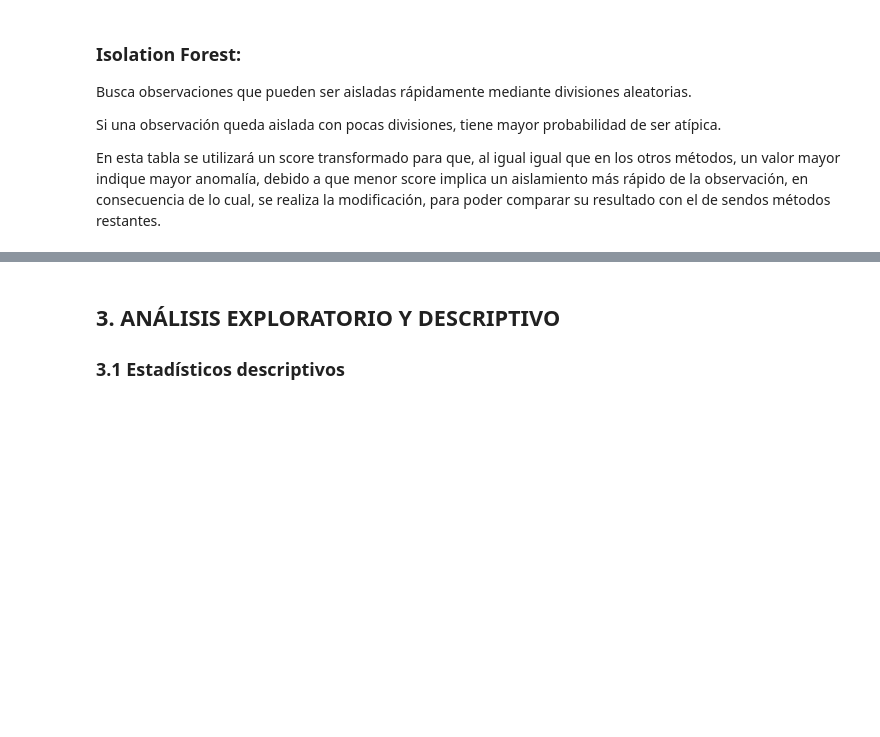
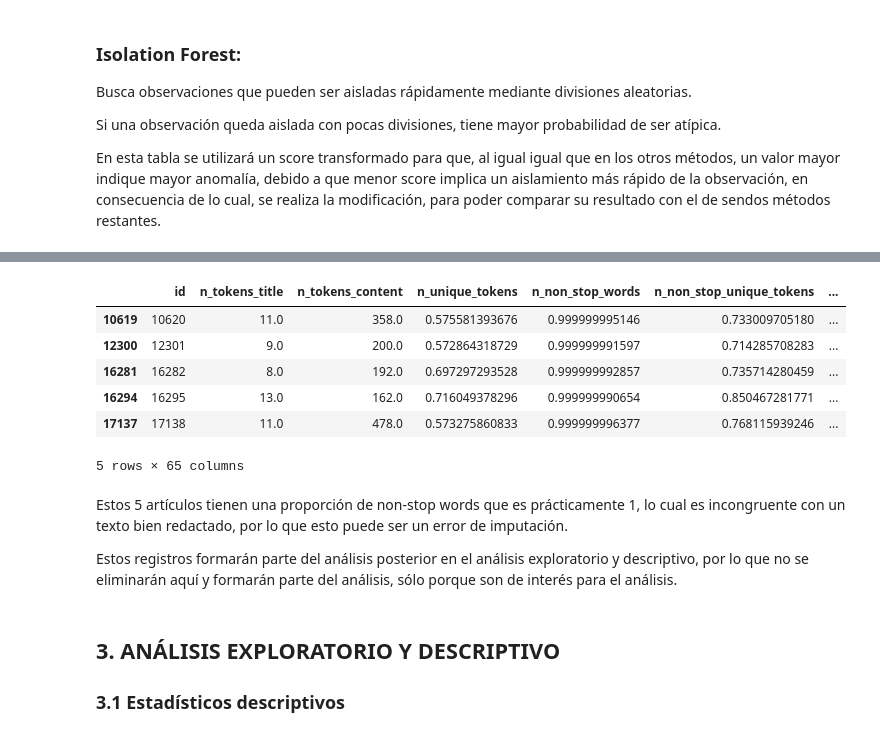
Before and after one commit to gleo1973/tp-metodos-predictivos-2c2026, a Jupyter notebook: Metodos_Predictivos_TP_2026_estructurado_grupal(1).ipynb, the cells around one changed output, grey strips where cells are left out. Cells and saved outputs as stored; diff of their text form; code cells hidden in the pictures; blank space fills up the shorter version.

```diff
--- a/Metodos_Predictivos_TP_2026_estructurado_grupal(1).ipynb
+++ b/Metodos_Predictivos_TP_2026_estructurado_grupal(1).ipynb
@@ -593,0 +1048,9 @@ No obstante, ante necesidad posterior, se disponen de las variables necesarias,
+# %%
+#intersección de conjuntos
+df_outliers_5 = pd.DataFrame({"Art": ids,"Frecuencia Union 2": frecuencia}).sort_values("Frecuencia Union 2",ascending = False).head(5)
+print(df_outliers_5)
+
+
+#Conversión de los Números de artículo con métodos coincidentes a lista:
+list_outliers_5 = df_outliers_5["Art"].to_list()
+print(f"\n{list_outliers_5}")
@@ -594,3 +1066,18 @@ No obstante, ante necesidad posterior, se disponen de las variables necesarias,
+# %%
+#Filtrado del dataframe para los artículos con métodos coincidentes:
+df[df["id"].isin(list_outliers_5)]
+# %% [output]
+|  | id | n_tokens_title | n_tokens_content | n_unique_tokens | n_non_stop_words | n_non_stop_unique_tokens | ... |
+| 10619 | 10620 | 11.0 | 358.0 | 0.575581393676 | 0.999999995146 | 0.733009705180 | ... |
+| 12300 | 12301 | 9.0 | 200.0 | 0.572864318729 | 0.999999991597 | 0.714285708283 | ... |
+| 16281 | 16282 | 8.0 | 192.0 | 0.697297293528 | 0.999999992857 | 0.735714280459 | ... |
+| 16294 | 16295 | 13.0 | 162.0 | 0.716049378296 | 0.999999990654 | 0.850467281771 | ... |
+| 17137 | 17138 | 11.0 | 478.0 | 0.573275860833 | 0.999999996377 | 0.768115939246 | ... |
+5 rows × 65 columns
+# %% [markdown]
+Estos 5 artículos tienen una proporción de non-stop words que es prácticamente 1, lo cual es incongruente con un texto bien redactado, por lo que esto puede ser un error de imputación.
+
+Estos registros formarán parte del análisis posterior en el análisis exploratorio y descriptivo, por lo que no se eliminarán aquí y formarán parte del análisis, sólo porque son de interés para el análisis.
 # %% [markdown]
 ## 3. ANÁLISIS EXPLORATORIO Y DESCRIPTIVO
 
```
Also changed, not shown: parts of 65 cells of this notebook.
